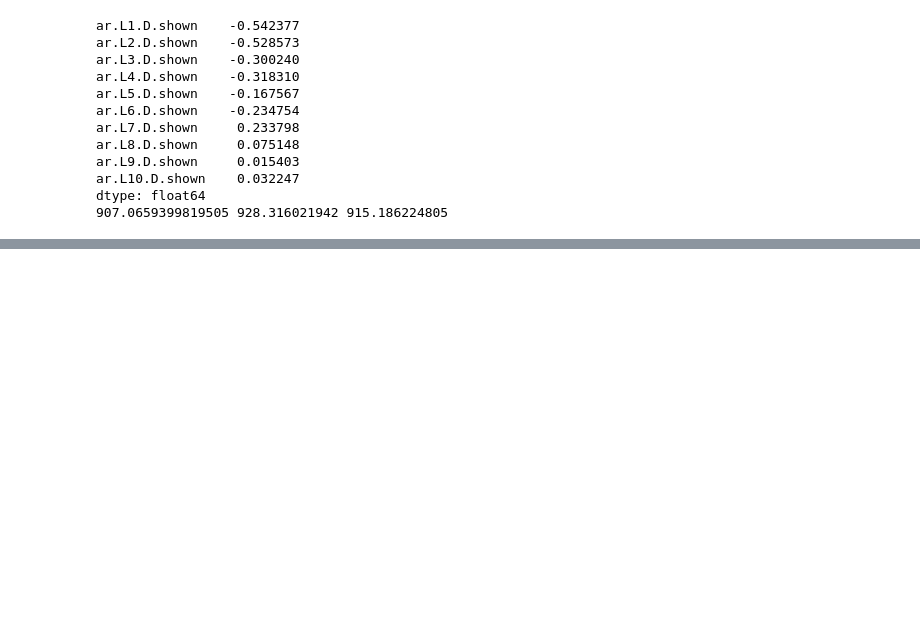
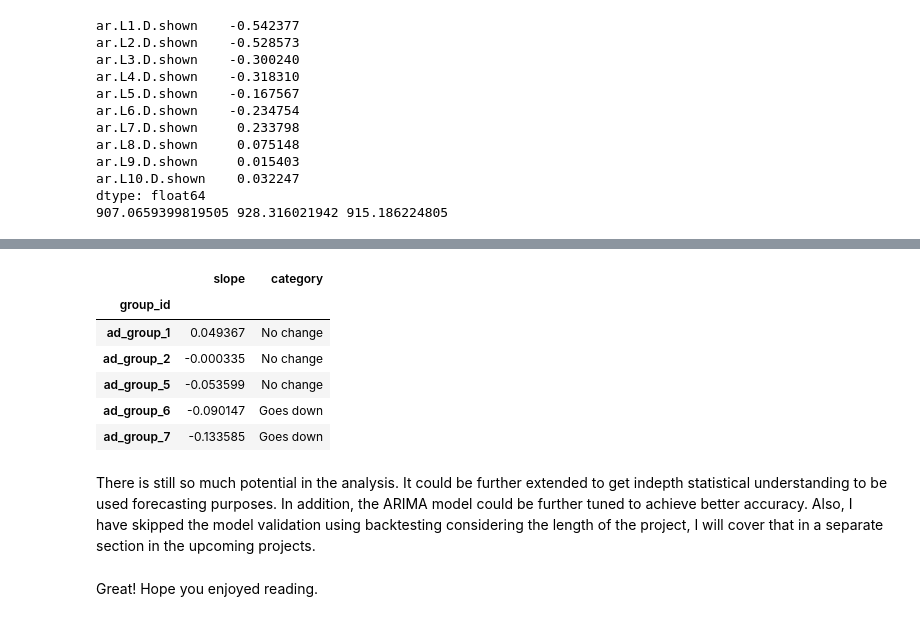
Before and after one commit to pappakrishnan/Ads-Analysis, a Jupyter notebook: Ads Analysis.ipynb, the cells around one changed output, grey strips where cells are left out. Drawn from its saved outputs; the diff is of its cells as text; code cells hidden in the pictures; blank space fills up the shorter version.

Commit message:
analysis and report complete

```diff
--- a/Ads Analysis.ipynb
+++ b/Ads Analysis.ipynb
@@ -1577,0 +1109,2 @@ plt.show()
+# %%
+grp_slope['category'] = kmeans.labels_
@@ -1577,0 +1117,18 @@ plt.show()
+# %%
+category_label = {0: 'No change', 1: 'Goes down', 2: 'Goes up'}
+# %%
+grp_slope.category = grp_slope.category.replace(category_label)
+grp_slope.head()
+# %% [output]
+|  | slope | category |
+| group_id |  |  |
+| ad_group_1 | 0.049367 | No change |
+| ad_group_2 | -0.000335 | No change |
+| ad_group_5 | -0.053599 | No change |
+| ad_group_6 | -0.090147 | Goes down |
+| ad_group_7 | -0.133585 | Goes down |
+# %% [markdown]
+There is still so much potential in the analysis. It could be further extended to get indepth statistical understanding to be used forecasting purposes.
+In  addition, the ARIMA model could be further tuned to achieve better accuracy. Also, I have skipped the model validation using backtesting considering the length of the project, I will cover that in a separate section in the upcoming projects.
+# %% [markdown]
+Great! Hope you enjoyed reading.
```
Also changed, not shown: parts of 235 cells of this notebook, 1 other file.
